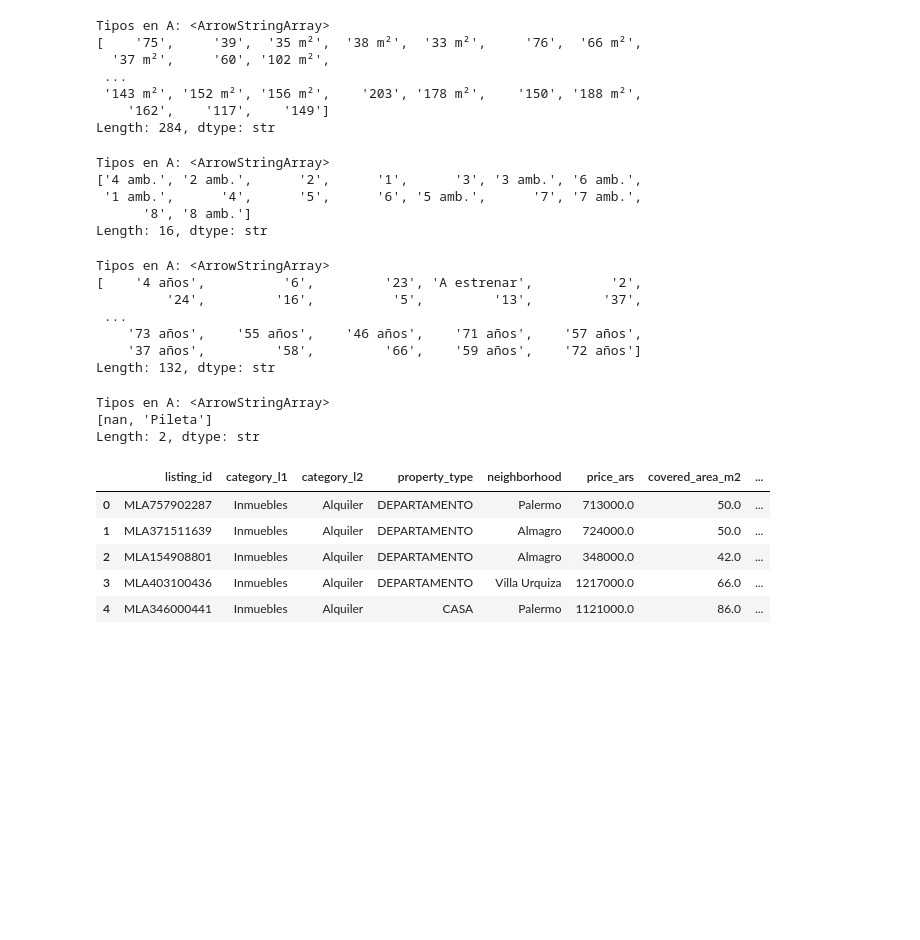
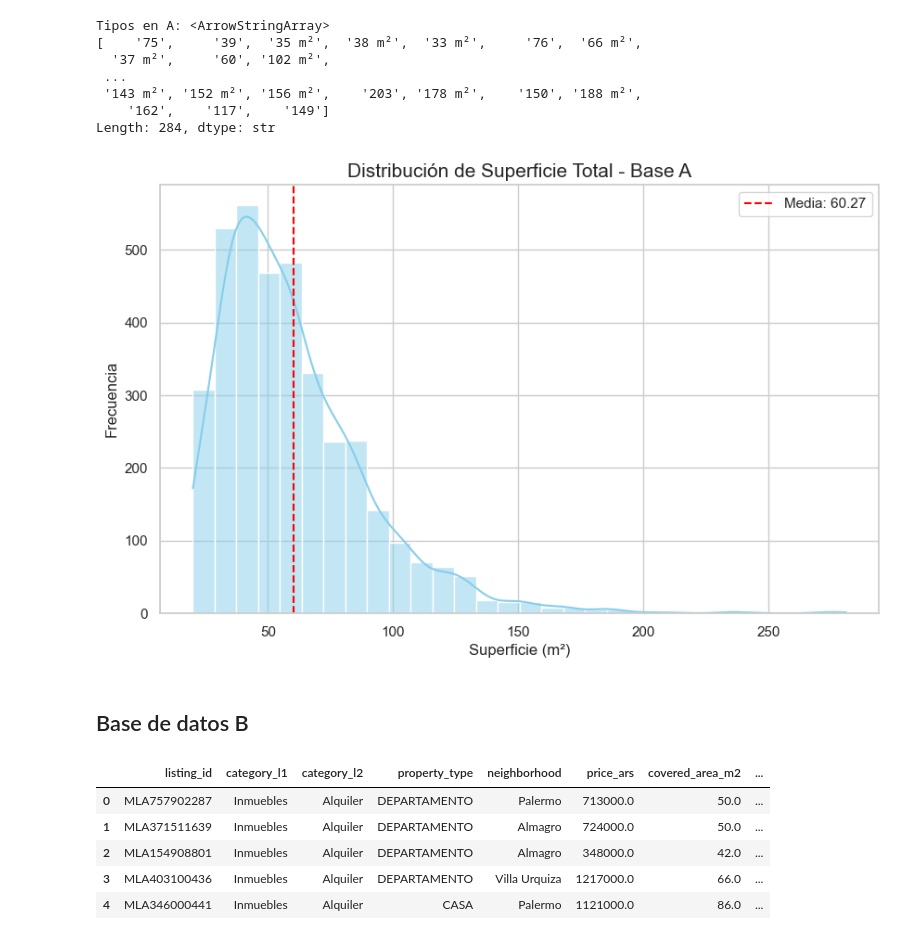
Before and after one commit to Belc-da/prueba-tecnica-ds-propiedata, a Jupyter notebook: notebooks/01_limpieza.ipynb, the cells around one changed output. Drawn from its saved outputs; the diff is of its cells as text; code cells hidden in the pictures; blank space fills up the shorter version.

Commit message:
Limpieza de datos

```diff
--- a/notebooks/01_limpieza.ipynb
+++ b/notebooks/01_limpieza.ipynb
@@ -67,0 +122,4 @@ Length: 3, dtype: str
+# %%
+a['fecha_dt'] = pd.to_datetime(a['fecha_publicacion'], dayfirst=True)
+
+print(f"Desde: {a['fecha_dt'].min()} hasta {a['fecha_dt'].max()}")
@@ -67,0 +128,12 @@ Length: 3, dtype: str
+# %%
+
+# Se crea columna de 'Mes-Año' para cruzar con cotización del dólar en la fecha correspondiente:
+a['mes_anio'] = a['fecha_dt'].dt.strftime('%m-%Y')
+
+print("Rango de fechas detectado:")
+print(f"Desde: {a['fecha_dt'].min()}")
+print(f"Hasta: {a['fecha_dt'].max()}")
+
+# Anuncios tenemos por mes
+print("\nConteo por mes-año:")
+print(a['mes_anio'].value_counts().sort_index())
@@ -75,27 +197,27 @@ Tipos en A: <ArrowStringArray>
  '143 m²', '152 m²', '156 m²',    '203', '178 m²',    '150', '188 m²',
     '162',    '117',    '149']
 Length: 284, dtype: str
-# %%
-print("Tipos en A:", a['ambientes'].unique())
-# %% [output]
-Tipos en A: <ArrowStringArray>
-['4 amb.', '2 amb.',      '2',      '1',      '3', '3 amb.', '6 amb.',
- '1 amb.',      '4',      '5',      '6', '5 amb.',      '7', '7 amb.',
-      '8', '8 amb.']
-Length: 16, dtype: str
-# %%
-print("Tipos en A:", a['antiguedad'].unique())
-# %% [output]
-Tipos en A: <ArrowStringArray>
-[    '4 años',          '6',         '23', 'A estrenar',          '2',
-         '24',         '16',          '5',         '13',         '37',
- ...
-    '73 años',    '55 años',    '46 años',    '71 años',    '57 años',
-    '37 años',         '58',         '66',    '59 años',    '72 años']
-Length: 132, dtype: str
-# %%
-print("Tipos en A:", a['amenities'].unique())
-# %% [output]
-Tipos en A: <ArrowStringArray>
-[nan, 'Pileta']
-Length: 2, dtype: str
+# %%
+a['superficie_total'] = (
+    a['superficie_total']
+    .str.replace(r'[^\d.]', '', regex=True)
+    .replace('', np.nan)
+    .astype(float)
+)
+# %%
+sns.set_theme(style="whitegrid")
+plt.figure(figsize=(10, 6))
+
+# Histograma
+sns.histplot(a['superficie_total'], kde=True, color="skyblue", bins=30)
+
+plt.axvline(a['superficie_total'].mean(), color='red', linestyle='--', label=f"Media: {a['superficie_total'].mean():.2f}")
+
+plt.title('Distribución de Superficie Total - Base A', fontsize=15)
+plt.xlabel('Superficie (m²)', fontsize=12)
+plt.ylabel('Frecuencia', fontsize=12)
+plt.legend()
+
+plt.show()
+# %% [output]
+[figure, added]
@@ -102,3 +232,5 @@ Length: 2, dtype: str
+# %% [markdown]
+## Base de datos B
 # %%
 b.head()
 # %% [output]
```
Also changed, not shown: parts of 19 cells of this notebook, 1 other file.
